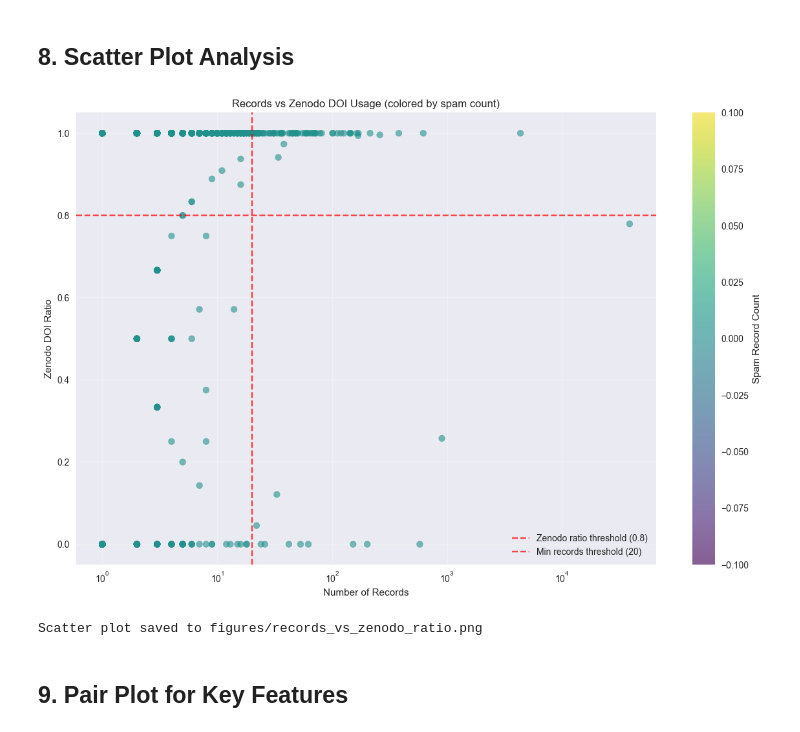
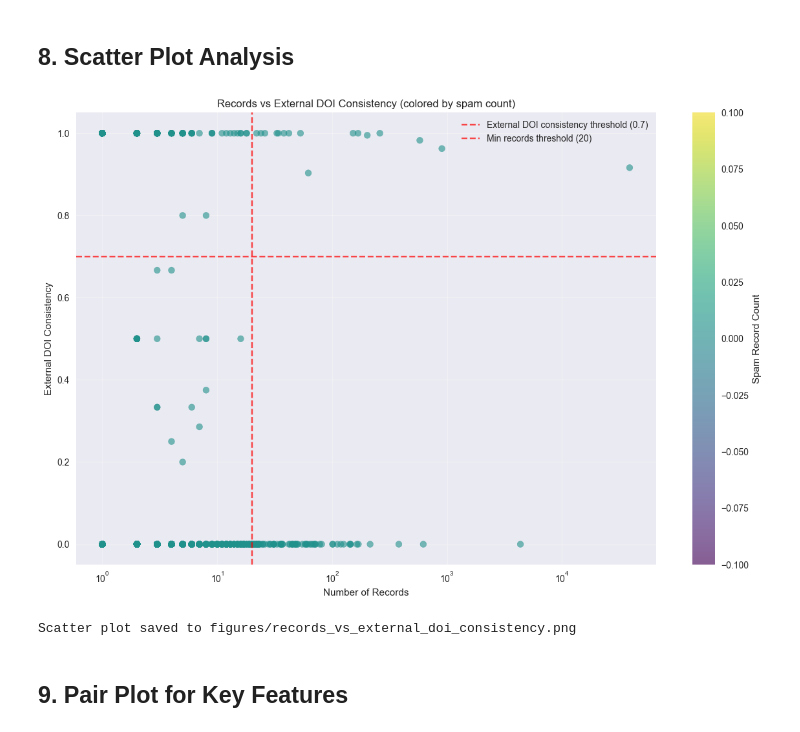
Before and after one commit to zenodo/journal-detect, a Jupyter notebook: eda_zenodo_journal_runners.ipynb, the cells around one changed output. Saved outputs shown, nothing was run; the diff lists cells and outputs as text; code cells hidden in the pictures.

```diff
--- a/eda_zenodo_journal_runners.ipynb
+++ b/eda_zenodo_journal_runners.ipynb
@@ -57,9 +50,14 @@ CONFIG = {
     'sample_size': None,  # Set to number for sampling, None for full dataset
     'chunk_size': 1000,   # Process files in chunks
     'min_records_threshold': 20,
-    'zenodo_ratio_threshold': 0.8,
-    'community_ratio_threshold': 0,
-    'max_external_prefixes': 1
+    'external_doi_consistency_threshold': 0.7,  # 70% of external DOIs use same prefix
+    'max_external_prefixes': 3,  # Max unique external DOI prefixes
+    'min_upload_regularity': 0.1,  # Much more mild upload regularity threshold (was 0.3)
+    'max_spam_ratio': 0.1,  # Max 10% spam records
+    # Safe communities that indicate independent users (not journal runners)
+    'safe_communities': ['eu', 'biosyslit'],  # EU Open Research Repository and Biodiversity Literature Repository
+    'repetitive_author_threshold': 0.3,  # If 30% of entries have no author intersection, likely journal runner
+    'min_author_intersection_ratio': 0.2  # Minimum ratio of entries that share at least one author
 }
 
 print(f"Configuration loaded. Processing directory: {CONFIG['json_dir']}")
@@ -430,36 +504,36 @@ zenodo_ratio vs burstiness: -0.019
 # %% [markdown]
 ## 8. Scatter Plot Analysis
 # %%
-# Create scatter plot: n_records vs zenodo_ratio
+# Create scatter plot: n_records vs external_doi_consistency
 plt.figure(figsize=(12, 8))
 
 # Color by spam record count
-scatter = plt.scatter(users_df['n_records'], users_df['zenodo_ratio'],
+scatter = plt.scatter(users_df['n_records'], users_df['external_doi_consistency'],
                      c=users_df['spam_record_cnt'], cmap='viridis',
                      alpha=0.6, s=50)
 
 plt.xlabel('Number of Records')
-plt.ylabel('Zenodo DOI Ratio')
-plt.title('Records vs Zenodo DOI Usage (colored by spam count)')
+plt.ylabel('External DOI Consistency')
+plt.title('Records vs External DOI Consistency (colored by spam count)')
 plt.xscale('log')
 plt.colorbar(scatter, label='Spam Record Count')
 
 # Add threshold lines
-plt.axhline(y=CONFIG['zenodo_ratio_threshold'], color='red', linestyle='--',
-           alpha=0.7, label=f'Zenodo ratio threshold ({CONFIG["zenodo_ratio_threshold"]})')
+plt.axhline(y=CONFIG['external_doi_consistency_threshold'], color='red', linestyle='--',
+           alpha=0.7, label=f'External DOI consistency threshold ({CONFIG["external_doi_consistency_threshold"]})')
 plt.axvline(x=CONFIG['min_records_threshold'], color='red', linestyle='--',
            alpha=0.7, label=f'Min records threshold ({CONFIG["min_records_threshold"]})')
 
 plt.legend()
 plt.grid(True, alpha=0.3)
 plt.tight_layout()
-plt.savefig('figures/records_vs_zenodo_ratio.png', dpi=300, bbox_inches='tight')
+plt.savefig('figures/records_vs_external_doi_consistency.png', dpi=300, bbox_inches='tight')
 plt.show()
 
-print("Scatter plot saved to figures/records_vs_zenodo_ratio.png")
+print("Scatter plot saved to figures/records_vs_external_doi_consistency.png")
 # %% [output]
-[figure, old version]
+[figure, new version]
-Scatter plot saved to figures/records_vs_zenodo_ratio.png
+Scatter plot saved to figures/records_vs_external_doi_consistency.png
 # %% [markdown]
 ## 9. Pair Plot for Key Features
 # %%
```
Also changed, not shown: parts of 11 cells of this notebook, 12 other files.
